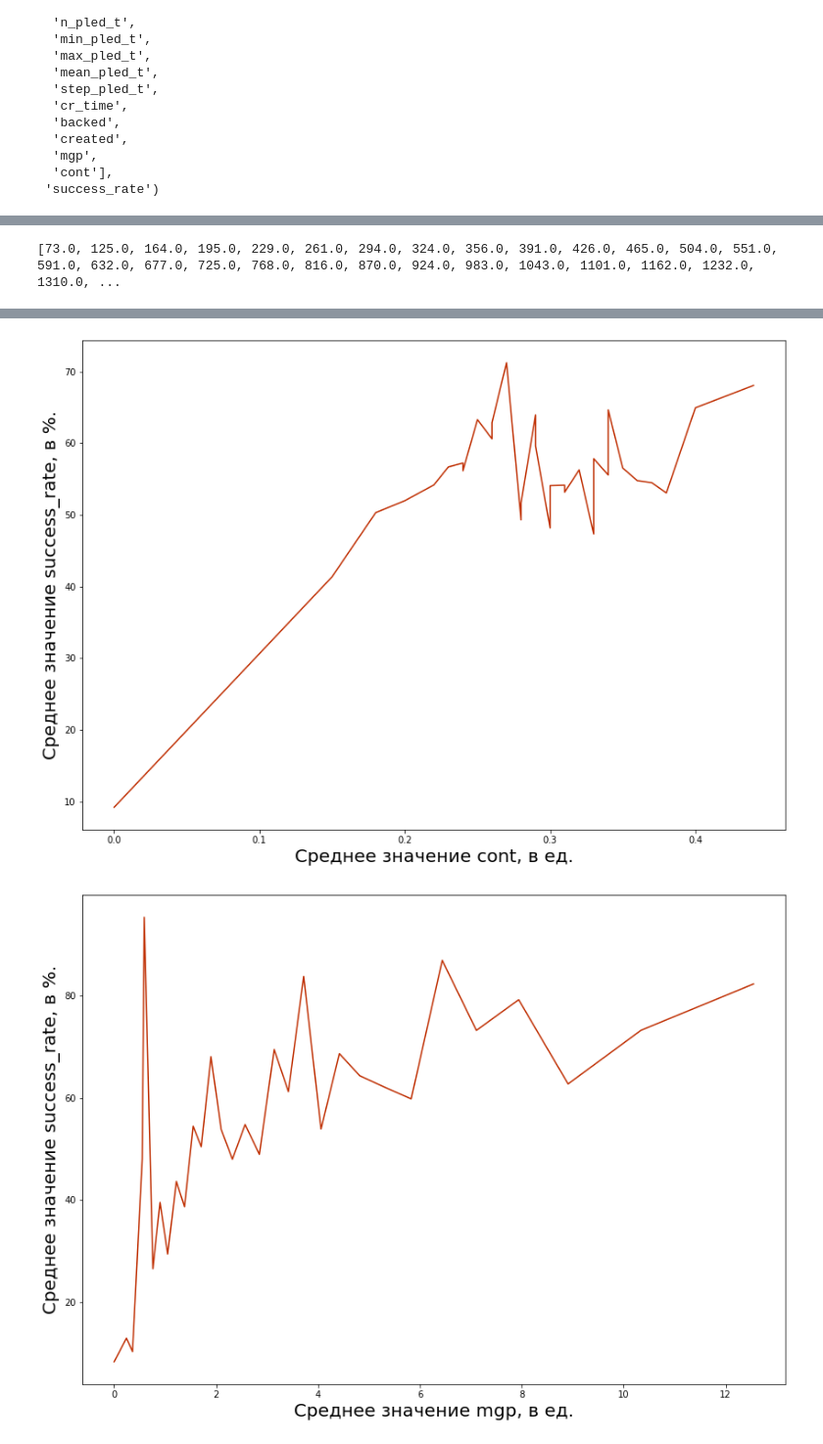
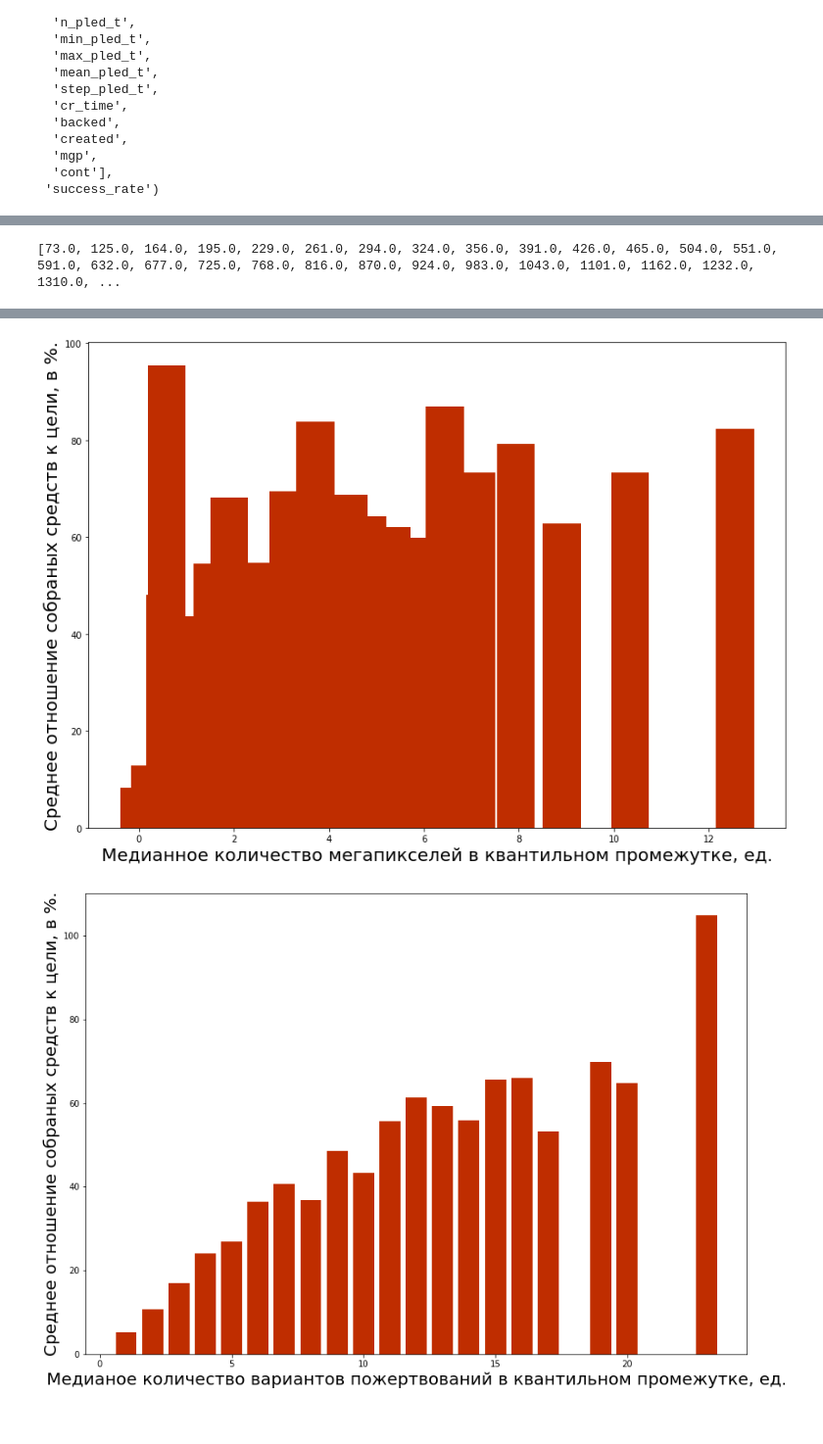
Before and after one commit to Yue2u/DANO-olympiade, a Jupyter notebook: Result.ipynb, the cells around one changed output, grey strips where cells are left out. Shown at 98% size. Drawn from its saved outputs; the diff is of its cells as text; code cells hidden in the pictures.

```diff
--- a/Result.ipynb
+++ b/Result.ipynb
@@ -92,7 +92,7 @@ binary_columns = ['rpg',
   'quest',
   'adventure',
   'is_site']
-futures = ['text_am', 'n_img', 'n_vid', 'created', 'cont', 'mgp', 'n_pled_t']
+futures = ['text_am', 'n_img', 'n_vid', 'cont', 'mgp', 'n_pled_t']
 target_column = 'success_rate'
 numeric_columns, target_column
 # %% [output]
@@ -141,7 +134,7 @@ def draw_scatter(df, col):
     plt.figure(figsize=(14, 10))
     plt.scatter(df.sort_values(by=[col])[col], df.sort_values(by=[col])['success_rate'], c='#BF2D00')
     plt.xlabel(f'Значение переменной {col}, в ед.', fontsize=20)
-    plt.ylabel(f'Значение success_rate, в миллионах %.', fontsize=20)
+    plt.ylabel(f'Значение success_rate, в %.', fontsize=20)
 # %%
 def del_n_sigmas_emissions(df, col_name, n_sigmas=3) -> DataFrame:
     len_was = df.shape[0]
@@ -301,7 +291,7 @@ def split_array_by_parts(array_len, n_splits):
     return result
 
 
-def draw_dep(df, cols, n_intervals):
+def draw_dep(df, cols, n_intervals, var_labels):
     step = 1.0 / n_intervals
 
     indices = split_array_by_parts(df.shape[0], n_intervals)
@@ -340,14 +330,17 @@ def draw_dep(df, cols, n_intervals):
             new_xs.append(float(f'{x:.2f}'))
 
 
-        plt.plot(new_xs, new_ys, c='#BF2D00')
-        if col == 'text_am':
-            plt.xlabel(f'Среднее значение {col}, в сотнях.', fontsize=20)
-        else:
-            plt.xlabel(f'Среднее значение {col}, в ед.', fontsize=20)
-        plt.ylabel(f'Среднее значение success_rate, в %.', fontsize=20)
+        plt.bar(new_xs, new_ys, color='#BF2D00')
+        plt.xlabel(var_labels[col], fontsize=20)
+        plt.ylabel(f'Среднее отношение собраных средств к цели, в %.', fontsize=20)
 # %%
 # draw_dependencies(df, futures)
-draw_dep(df, futures, 40)
+draw_dep(df, futures, 40,
+        {'n_img': 'Медианное количество изображений в квантильном промежутке, ед.',
+         'n_vid': 'Медианное количество видео в квантильном промежутке, ед.',
+         'mgp': 'Медианное количество мегапикселей в квантильном промежутке, ед.',
+         'cont': 'Медианный контраст в квантильном промежутке, усл. ед.',
+         'n_pled_t': 'Медианое количество вариантов пожертвований в квантильном промежутке, ед.',
+         'text_am': 'Медианное количество слов в квантильном промежутке, ед.'})
 # %% [output]
 [73.0, 125.0, 164.0, 195.0, 229.0, 261.0, 294.0, 324.0, 356.0, 391.0, 426.0, 465.0, 504.0, 551.0, 591.0, 632.0, 677.0, 725.0, 768.0, 816.0, 870.0, 924.0, 983.0, 1043.0, 1101.0, 1162.0, 1232.0, 1310.0, ...
@@ -358,2 +351,2 @@ draw_dep(df, futures, 40)
-[figure, old version]
+[figure, new version]
-[figure, old version]
+[figure, new version]
```
Also changed, not shown: parts of 37 cells of this notebook.
